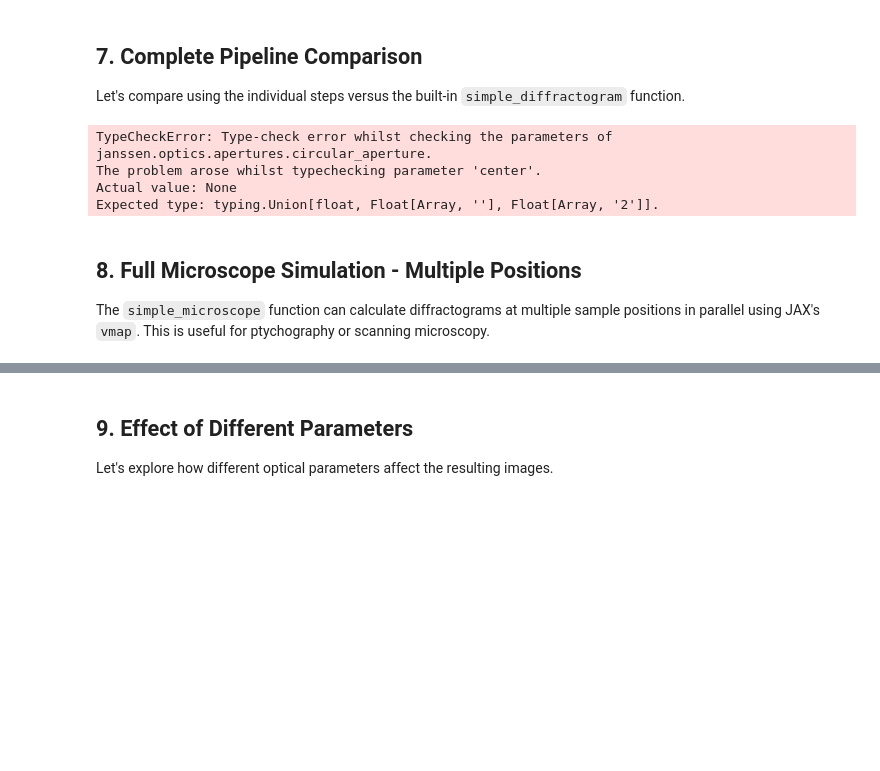
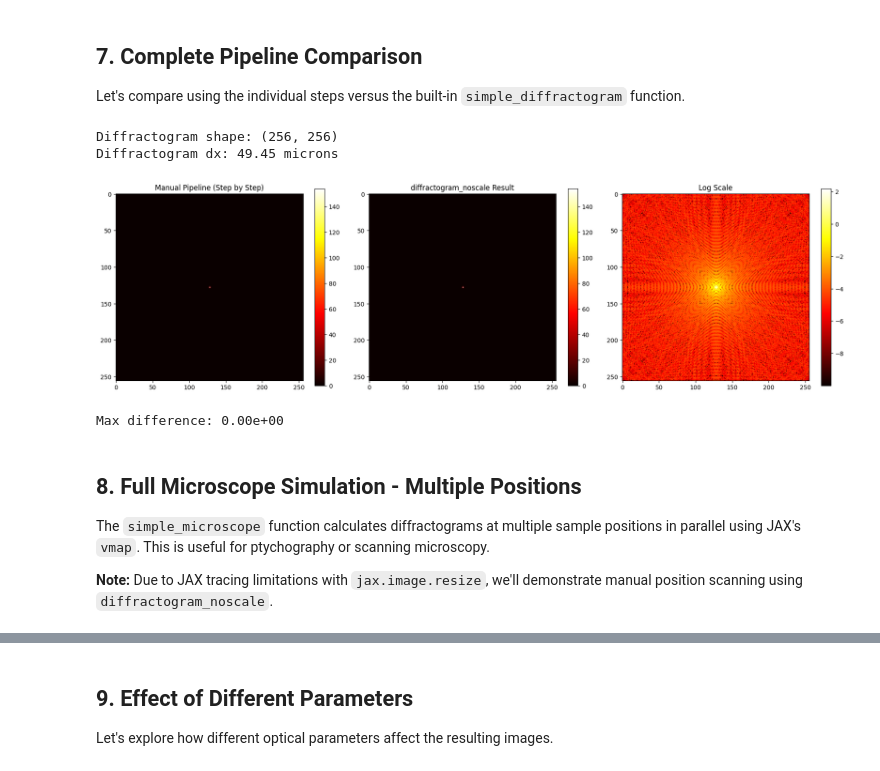
Before and after one commit to debangshu-mukherjee/janssen, a Jupyter notebook: tutorials/SimpleMicroscopeSimulation.ipynb, the cells around one changed output, grey strips where cells are left out. Drawn from its saved outputs; the diff is of its cells as text; code cells hidden in the pictures; blank space fills up the shorter version.

Commit message:
modding simple microscope still

```diff
--- a/tutorials/SimpleMicroscopeSimulation.ipynb
+++ b/tutorials/SimpleMicroscopeSimulation.ipynb
@@ -281,43 +281,59 @@ plt.show()
 
 Let's compare using the individual steps versus the built-in `simple_diffractogram` function.
 # %%
-# Using simple_diffractogram (combines all steps)
-camera_pixel_size = 6.5e-6  # 6.5 micron camera pixels
+# Using diffractogram_noscale (combines all steps without camera pixel scaling)
+# Note: simple_diffractogram includes camera pixel scaling which has JAX tracing issues
+# with jax.image.resize. Use diffractogram_noscale for the wavefront at camera plane.
 
-diffractogram = jns.scopes.simple_diffractogram(
+at_camera_combined = jns.scopes.diffractogram_noscale(
     sample_cut=sample_region,
     lightwave=lightwave,
     zoom_factor=zoom_factor,
     aperture_diameter=aperture_diameter,
     travel_distance=travel_distance,
-    camera_pixel_size=camera_pixel_size,
 )
 
-print(f"Diffractogram shape: {diffractogram.image.shape}")
-print(f"Diffractogram dx: {diffractogram.dx * 1e6:.2f} microns")
+# Calculate intensity manually
+diffractogram_intensity = jns.optics.field_intensity(at_camera_combined.field)
+
+print(f"Diffractogram shape: {diffractogram_intensity.shape}")
+print(f"Diffractogram dx: {at_camera_combined.dx * 1e6:.2f} microns")
 # %% [output]
-TypeCheckError: Type-check error whilst checking the parameters of janssen.optics.apertures.circular_aperture.
-The problem arose whilst typechecking parameter 'center'.
-Actual value: None
-Expected type: typing.Union[float, Float[Array, ''], Float[Array, '2']].
+Diffractogram shape: (256, 256)
+Diffractogram dx: 49.45 microns
 # %%
-# Visualize the diffractogram
-fig, axes = plt.subplots(1, 2, figsize=(14, 6))
+# Visualize the diffractogram and compare with manual steps
+fig, axes = plt.subplots(1, 3, figsize=(18, 5))
 
-im0 = axes[0].imshow(diffractogram.image, cmap='hot')
-axes[0].set_title('Diffractogram (Linear Scale)')
+# Manual pipeline result
+im0 = axes[0].imshow(camera_intensity, cmap='hot')
+axes[0].set_title('Manual Pipeline (Step by Step)')
 plt.colorbar(im0, ax=axes[0])
 
-im1 = axes[1].imshow(jnp.log10(diffractogram.image + 1e-10), cmap='hot')
-axes[1].set_title('Diffractogram (Log Scale)')
+# Combined function result
+im1 = axes[1].imshow(diffractogram_intensity, cmap='hot')
+axes[1].set_title('diffractogram_noscale Result')
 plt.colorbar(im1, ax=axes[1])
+
+# Log scale comparison
+im2 = axes[2].imshow(jnp.log10(diffractogram_intensity + 1e-10), cmap='hot')
+axes[2].set_title('Log Scale')
+plt.colorbar(im2, ax=axes[2])
 
 plt.tight_layout()
 plt.show()
+
+# Verify they match
+print(f"Max difference: {jnp.max(jnp.abs(camera_intensity - diffractogram_intensity)):.2e}")
+# %% [output]
+[figure, added]
+Max difference: 0.00e+00
 # %% [markdown]
 ## 8. Full Microscope Simulation - Multiple Positions
 
-The `simple_microscope` function can calculate diffractograms at multiple sample positions in parallel using JAX's `vmap`. This is useful for ptychography or scanning microscopy.
+The `simple_microscope` function calculates diffractograms at multiple sample positions in parallel using JAX's `vmap`. This is useful for ptychography or scanning microscopy.
+
+**Note:** Due to JAX tracing limitations with `jax.image.resize`, we'll demonstrate manual position scanning using `diffractogram_noscale`.
 # %%
 # Define scan positions (in meters)
 # Create a 3x3 grid of positions around the center of the sample
```
Also changed, not shown: parts of 14 cells of this notebook, 3 other files.
